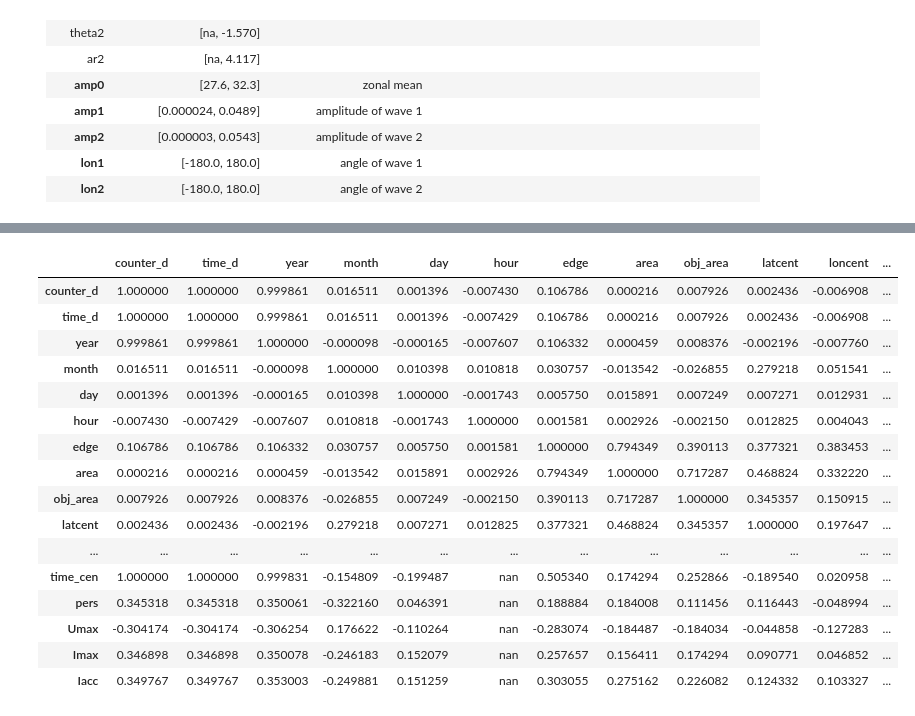
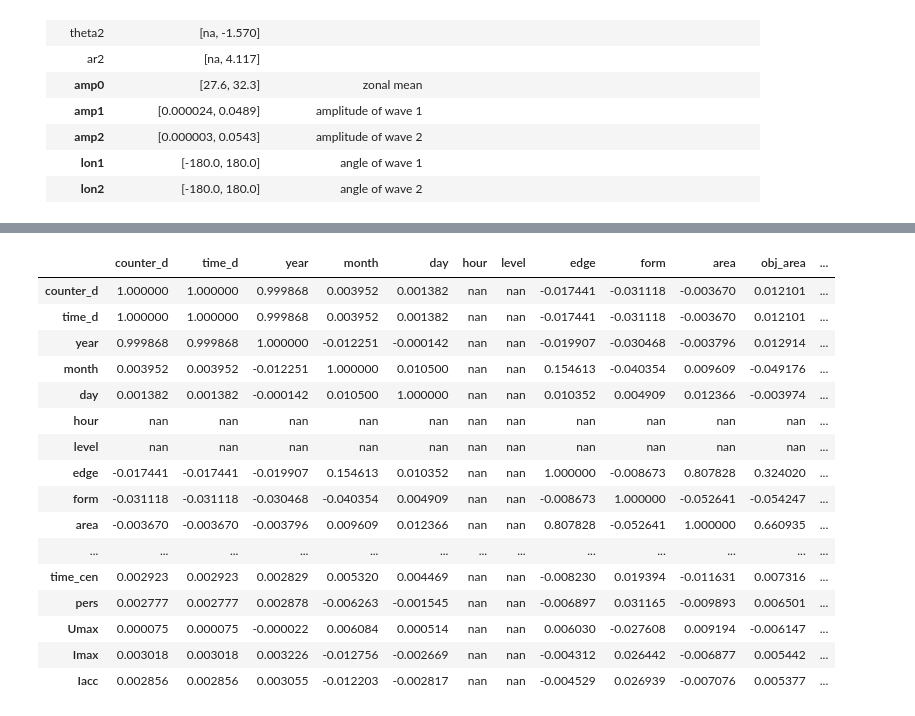
Before and after one commit to hGl0/arctic, a Jupyter notebook: Playground.ipynb, the cells around one changed output, grey strips where cells are left out. Cells and saved outputs as stored; diff of their text form; code cells hidden in the pictures.

```diff
--- a/Playground.ipynb
+++ b/Playground.ipynb
@@ -211,0 +145,32 @@ Index(['D_d', 'counter_d', 'time_d', 'string', 'year', 'month', 'day', 'hour',
+# %%
+# merge data to one big dataframe
+nwp = nwp_d.merge(nwp_msw, on ='string', how='left', suffixes=[None, '_msw']).merge(nwp_cen, on='string', how='left', suffixes = ['_d', '_cen'])
+
+# Uncomment the 2 lines below to check if 0 is a valid replacement for NaN values
+# print(nwp.iloc[:, -7:].max())
+# print(nwp.iloc[:, -7:].min())
+# fillna in *cen
+nwp.iloc[:, -8:] = nwp.iloc[:, -8:].fillna(0)
+
+# change dtype and fill NaN values when split vortex
+cols = nwp.columns[18:30]
+cols_999 = ['theta1', 'theta2', 'loncent1', 'loncent2']
+nwp[cols] = nwp[cols].apply(pd.to_numeric, errors='coerce')
+nwp[cols_999] = nwp[cols_999].fillna(-999)
+nwp[cols] = nwp[cols].fillna(0)
+
+
+# encode MW as MW = 1, else 0
+from sklearn.preprocessing import LabelEncoder
+le_mw = LabelEncoder()
+nwp['MW'] = le_mw.fit_transform(nwp.MW)
+print(f"Transformed 'MW':\n{le_mw.inverse_transform([1])} to 1\n{le_mw.inverse_transform([0])} to 0")
+
+# encode form with label encoder
+le_form = LabelEncoder()
+nwp['form'] = le_form.fit_transform(nwp.form)
+print(f"Transformed 'form':\n{le_form.inverse_transform([1])} to 1\n{le_form.inverse_transform([0])} to 0")
+
+# drop D_*
+nwp = nwp.drop(['D_cen', 'D_d', 'D_msw'], axis=1)
+nwp.info()
@@ -212,21 +195,21 @@ Index(['D_d', 'counter_d', 'time_d', 'string', 'year', 'month', 'day', 'hour',
 # %%
 # correlation within data
-arctic.plot_correlation(era5, savefig="output/corr.png")
+arctic.plot_correlation(nwp, savefig="output/corr_nwp.png")
 # %% [output]
-|  | counter_d | time_d | year | month | day | hour | edge | area | obj_area | latcent | loncent | ... |
-| counter_d | 1.000000 | 1.000000 | 0.999861 | 0.016511 | 0.001396 | -0.007430 | 0.106786 | 0.000216 | 0.007926 | 0.002436 | -0.006908 | ... |
-| time_d | 1.000000 | 1.000000 | 0.999861 | 0.016511 | 0.001396 | -0.007429 | 0.106786 | 0.000216 | 0.007926 | 0.002436 | -0.006908 | ... |
-| year | 0.999861 | 0.999861 | 1.000000 | -0.000098 | -0.000165 | -0.007607 | 0.106332 | 0.000459 | 0.008376 | -0.002196 | -0.007760 | ... |
-| month | 0.016511 | 0.016511 | -0.000098 | 1.000000 | 0.010398 | 0.010818 | 0.030757 | -0.013542 | -0.026855 | 0.279218 | 0.051541 | ... |
-| day | 0.001396 | 0.001396 | -0.000165 | 0.010398 | 1.000000 | -0.001743 | 0.005750 | 0.015891 | 0.007249 | 0.007271 | 0.012931 | ... |
-| hour | -0.007430 | -0.007429 | -0.007607 | 0.010818 | -0.001743 | 1.000000 | 0.001581 | 0.002926 | -0.002150 | 0.012825 | 0.004043 | ... |
-| edge | 0.106786 | 0.106786 | 0.106332 | 0.030757 | 0.005750 | 0.001581 | 1.000000 | 0.794349 | 0.390113 | 0.377321 | 0.383453 | ... |
-| area | 0.000216 | 0.000216 | 0.000459 | -0.013542 | 0.015891 | 0.002926 | 0.794349 | 1.000000 | 0.717287 | 0.468824 | 0.332220 | ... |
-| obj_area | 0.007926 | 0.007926 | 0.008376 | -0.026855 | 0.007249 | -0.002150 | 0.390113 | 0.717287 | 1.000000 | 0.345357 | 0.150915 | ... |
-| latcent | 0.002436 | 0.002436 | -0.002196 | 0.279218 | 0.007271 | 0.012825 | 0.377321 | 0.468824 | 0.345357 | 1.000000 | 0.197647 | ... |
+|  | counter_d | time_d | year | month | day | hour | level | edge | form | area | obj_area | ... |
+| counter_d | 1.000000 | 1.000000 | 0.999868 | 0.003952 | 0.001382 | nan | nan | -0.017441 | -0.031118 | -0.003670 | 0.012101 | ... |
+| time_d | 1.000000 | 1.000000 | 0.999868 | 0.003952 | 0.001382 | nan | nan | -0.017441 | -0.031118 | -0.003670 | 0.012101 | ... |
+| year | 0.999868 | 0.999868 | 1.000000 | -0.012251 | -0.000142 | nan | nan | -0.019907 | -0.030468 | -0.003796 | 0.012914 | ... |
+| month | 0.003952 | 0.003952 | -0.012251 | 1.000000 | 0.010500 | nan | nan | 0.154613 | -0.040354 | 0.009609 | -0.049176 | ... |
+| day | 0.001382 | 0.001382 | -0.000142 | 0.010500 | 1.000000 | nan | nan | 0.010352 | 0.004909 | 0.012366 | -0.003974 | ... |
+| hour | nan | nan | nan | nan | nan | nan | nan | nan | nan | nan | nan | ... |
+| level | nan | nan | nan | nan | nan | nan | nan | nan | nan | nan | nan | ... |
+| edge | -0.017441 | -0.017441 | -0.019907 | 0.154613 | 0.010352 | nan | nan | 1.000000 | -0.008673 | 0.807828 | 0.324020 | ... |
+| form | -0.031118 | -0.031118 | -0.030468 | -0.040354 | 0.004909 | nan | nan | -0.008673 | 1.000000 | -0.052641 | -0.054247 | ... |
+| area | -0.003670 | -0.003670 | -0.003796 | 0.009609 | 0.012366 | nan | nan | 0.807828 | -0.052641 | 1.000000 | 0.660935 | ... |
 | ... | ... | ... | ... | ... | ... | ... | ... | ... | ... | ... | ... | ... |
-| time_cen | 1.000000 | 1.000000 | 0.999831 | -0.154809 | -0.199487 | nan | 0.505340 | 0.174294 | 0.252866 | -0.189540 | 0.020958 | ... |
-| pers | 0.345318 | 0.345318 | 0.350061 | -0.322160 | 0.046391 | nan | 0.188884 | 0.184008 | 0.111456 | 0.116443 | -0.048994 | ... |
-| Umax | -0.304174 | -0.304174 | -0.306254 | 0.176622 | -0.110264 | nan | -0.283074 | -0.184487 | -0.184034 | -0.044858 | -0.127283 | ... |
-| Imax | 0.346898 | 0.346898 | 0.350078 | -0.246183 | 0.152079 | nan | 0.257657 | 0.156411 | 0.174294 | 0.090771 | 0.046852 | ... |
-| Iacc | 0.349767 | 0.349767 | 0.353003 | -0.249881 | 0.151259 | nan | 0.303055 | 0.275162 | 0.226082 | 0.124332 | 0.103327 | ... |
+| time_cen | 0.002923 | 0.002923 | 0.002829 | 0.005320 | 0.004469 | nan | nan | -0.008230 | 0.019394 | -0.011631 | 0.007316 | ... |
+| pers | 0.002777 | 0.002777 | 0.002878 | -0.006263 | -0.001545 | nan | nan | -0.006897 | 0.031165 | -0.009893 | 0.006501 | ... |
+| Umax | 0.000075 | 0.000075 | -0.000022 | 0.006084 | 0.000514 | nan | nan | 0.006030 | -0.027608 | 0.009194 | -0.006147 | ... |
+| Imax | 0.003018 | 0.003018 | 0.003226 | -0.012756 | -0.002669 | nan | nan | -0.004312 | 0.026442 | -0.006877 | 0.005442 | ... |
+| Iacc | 0.002856 | 0.002856 | 0.003055 | -0.012203 | -0.002817 | nan | nan | -0.004529 | 0.026939 | -0.007076 | 0.005377 | ... |
```
Also changed, not shown: parts of 26 cells of this notebook, 14 other files.
